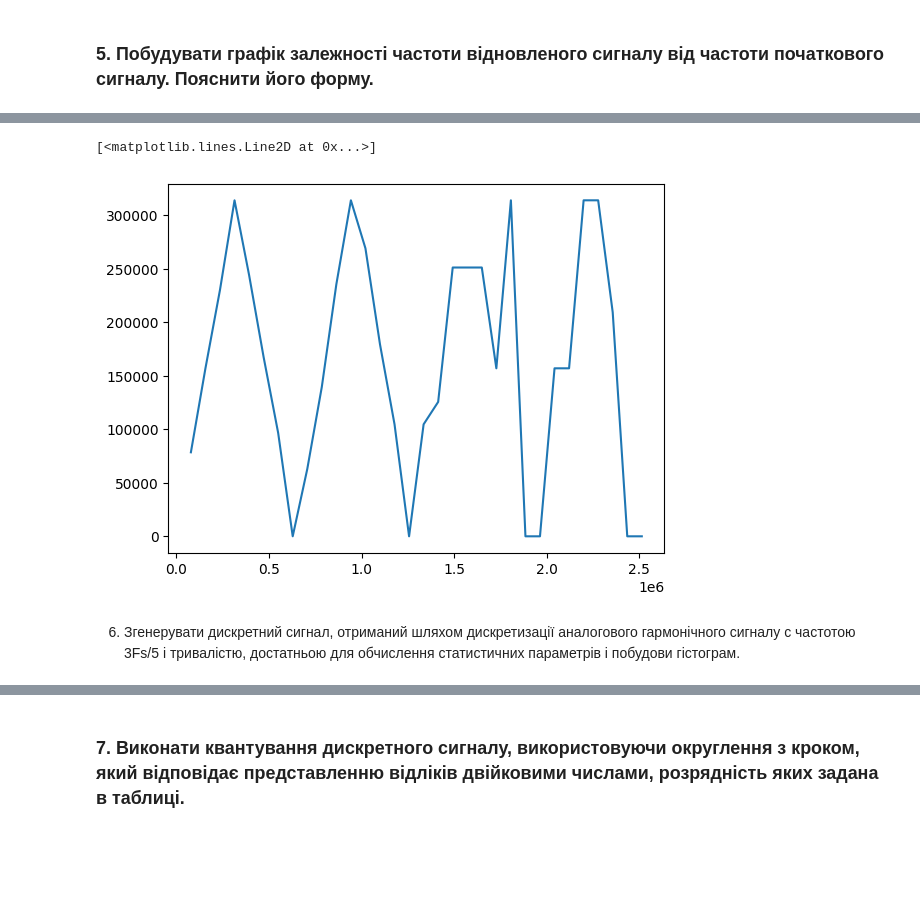
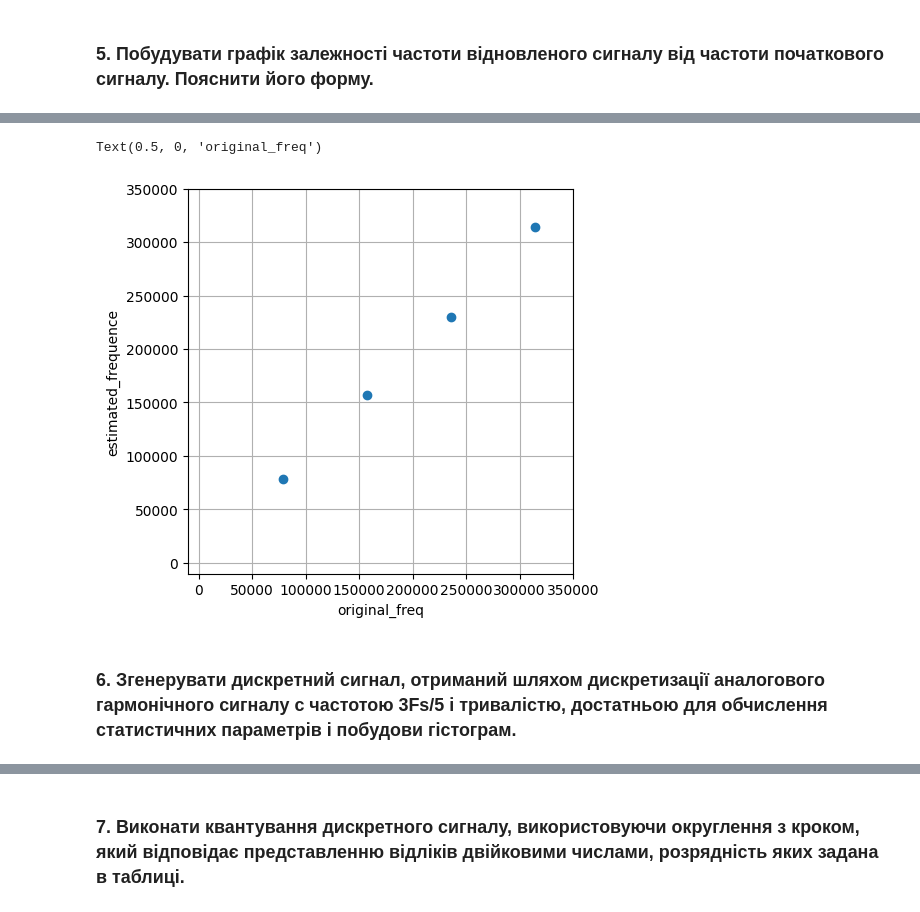
Before and after one commit to hell0ut/Time-series-Analysis, a Jupyter notebook: lab1/lab1_analysis.ipynb, the cells around one changed output, grey strips where cells are left out. Drawn from its saved outputs; the diff is of its cells as text; code cells hidden in the pictures; blank space fills up the shorter version.

```diff
--- a/lab1/lab1_analysis.ipynb
+++ b/lab1/lab1_analysis.ipynb
@@ -31,7 +31,7 @@ NUM_OF_PERIODS_FOR_ANALOGUE = 11
 NUM_OF_PERIODS_FOR_SAMPLING = 5
 NUM_OF_DOTS_PER_PERIOD_RESTORED = 5
 F_S = 100000*2*np.pi
-F_CONST = F_S/8
+F_CONST = F_S/4
 A = 0.5
 B = 1
 NUM_OF_BITS = 8
@@ -138,7 +136,14 @@ for i,cur_F in enumerate(original_freq_range):
-# %%
-plt.plot(original_freq_range,estimated_frequences)
-# %% [output]
-[<matplotlib.lines.Line2D at 0x...>]
-[figure, removed]
+# %%
+fig,ax = plt.subplots(figsize=(5,5))
+ax.scatter(original_freq_range,estimated_frequences)
+ax.grid()
+#ax.gca().set_aspect("equal")
+ax.set(xlim=(-10000, 350000), ylim=(-10000, 350000))
+ax.set_aspect('equal')
+ax.set_ylabel('estimated_frequence')
+ax.set_xlabel('original_freq')
+# %% [output]
+Text(0.5, 0, 'original_freq')
+[figure, added]
 # %% [markdown]
-6.	Згенерувати дискретний сигнал, отриманий шляхом дискретизації аналогового гармонічного сигналу с частотою 3Fs/5 і тривалістю, достатньою для обчислення статистичних параметрів і побудови гістограм.
+### 6.	Згенерувати дискретний сигнал, отриманий шляхом дискретизації аналогового гармонічного сигналу с частотою 3Fs/5 і тривалістю, достатньою для обчислення статистичних параметрів і побудови гістограм.
```
Also changed, not shown: parts of 14 cells of this notebook.
